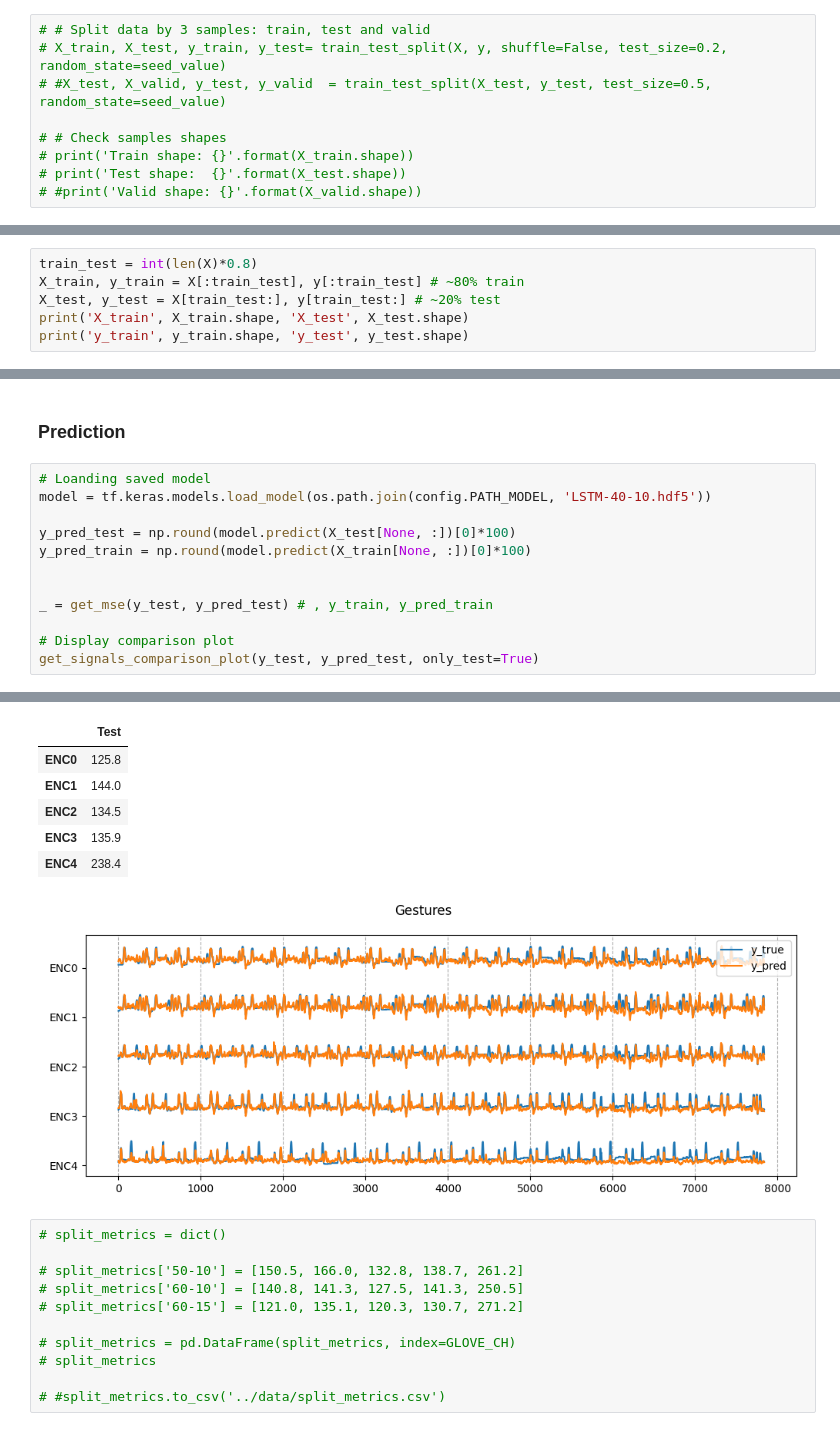
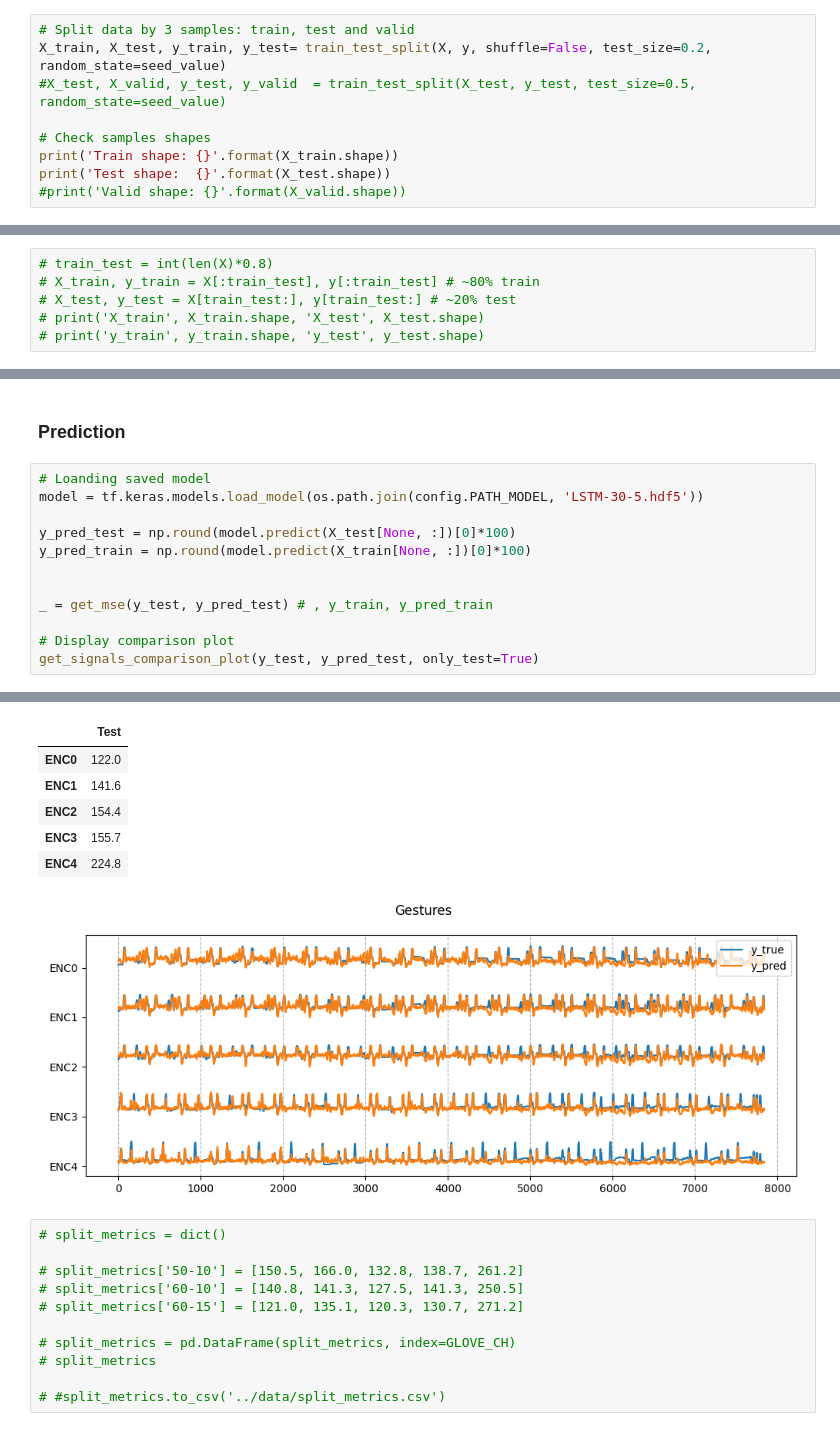
Before and after one commit to Internship-moto/Gestures_3, a Jupyter notebook: notebooks/Gestures_3.ipynb, the cells around one changed output, grey strips where cells are left out. Saved outputs shown, nothing was run; the diff lists cells and outputs as text.

```diff
--- a/notebooks/Gestures_3.ipynb
+++ b/notebooks/Gestures_3.ipynb
@@ -227,11 +218,11 @@ print('X: ', X.shape, 'y: ', y.shape)
 # %% [output]
 X:  (39197, 50) y:  (39197, 5)
 # %%
-# # Split data by 3 samples: train, test and valid
-# X_train, X_test, y_train, y_test= train_test_split(X, y, shuffle=False, test_size=0.2,  random_state=seed_value)
-# #X_test, X_valid, y_test, y_valid  = train_test_split(X_test, y_test, test_size=0.5, random_state=seed_value)
+# Split data by 3 samples: train, test and valid
+X_train, X_test, y_train, y_test= train_test_split(X, y, shuffle=False, test_size=0.2,  random_state=seed_value)
+#X_test, X_valid, y_test, y_valid  = train_test_split(X_test, y_test, test_size=0.5, random_state=seed_value)
 
-# # Check samples shapes
-# print('Train shape: {}'.format(X_train.shape))
-# print('Test shape:  {}'.format(X_test.shape))
-# #print('Valid shape: {}'.format(X_valid.shape))
+# Check samples shapes
+print('Train shape: {}'.format(X_train.shape))
+print('Test shape:  {}'.format(X_test.shape))
+#print('Valid shape: {}'.format(X_valid.shape))
@@ -238,6 +234,6 @@ X:  (39197, 50) y:  (39197, 5)
 # %%
-train_test = int(len(X)*0.8)
-X_train, y_train = X[:train_test], y[:train_test] # ~80% train
-X_test, y_test = X[train_test:], y[train_test:] # ~20% test
-print('X_train', X_train.shape, 'X_test', X_test.shape)
-print('y_train', y_train.shape, 'y_test', y_test.shape)
+# train_test = int(len(X)*0.8)
+# X_train, y_train = X[:train_test], y[:train_test] # ~80% train
+# X_test, y_test = X[train_test:], y[train_test:] # ~20% test
+# print('X_train', X_train.shape, 'X_test', X_test.shape)
+# print('y_train', y_train.shape, 'y_test', y_test.shape)
@@ -567,7 +562,7 @@ plot_history(history, model.name)
 ### Prediction
 # %%
 # Loanding saved model
-model = tf.keras.models.load_model(os.path.join(config.PATH_MODEL, 'LSTM-40-10.hdf5'))
+model = tf.keras.models.load_model(os.path.join(config.PATH_MODEL, 'LSTM-30-5.hdf5'))
 
 y_pred_test = np.round(model.predict(X_test[None, :])[0]*100)
 y_pred_train = np.round(model.predict(X_train[None, :])[0]*100)
@@ -582,11 +577,11 @@ get_signals_comparison_plot(y_test, y_pred_test, only_test=True)
 1/1 [==============================] - 2s 2s/step
 |  | Test |
-| ENC0 | 125.8 |
-| ENC1 | 144.0 |
-| ENC2 | 134.5 |
-| ENC3 | 135.9 |
-| ENC4 | 238.4 |
+| ENC0 | 122.0 |
+| ENC1 | 141.6 |
+| ENC2 | 154.4 |
+| ENC3 | 155.7 |
+| ENC4 | 224.8 |
-[figure, old version]
+[figure, new version]
 # %%
 # split_metrics = dict()
 
```
Also changed, not shown: parts of 22 cells of this notebook.
